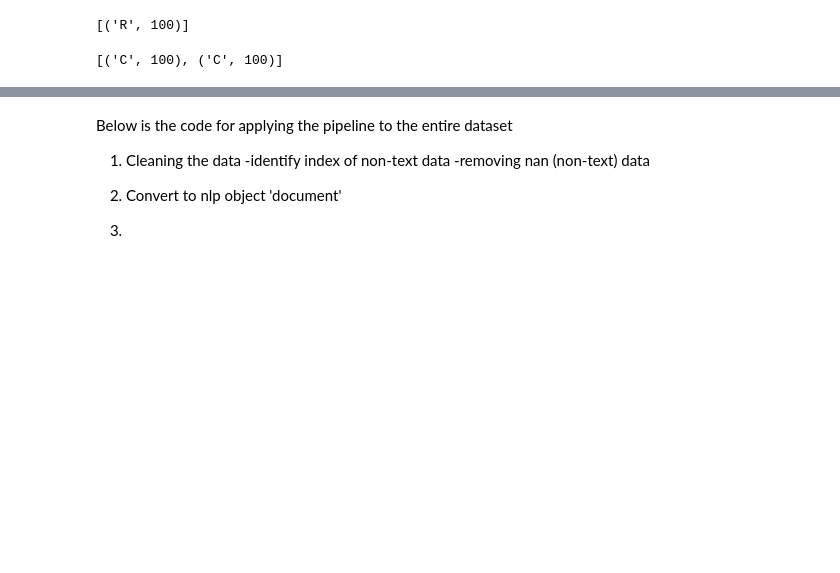
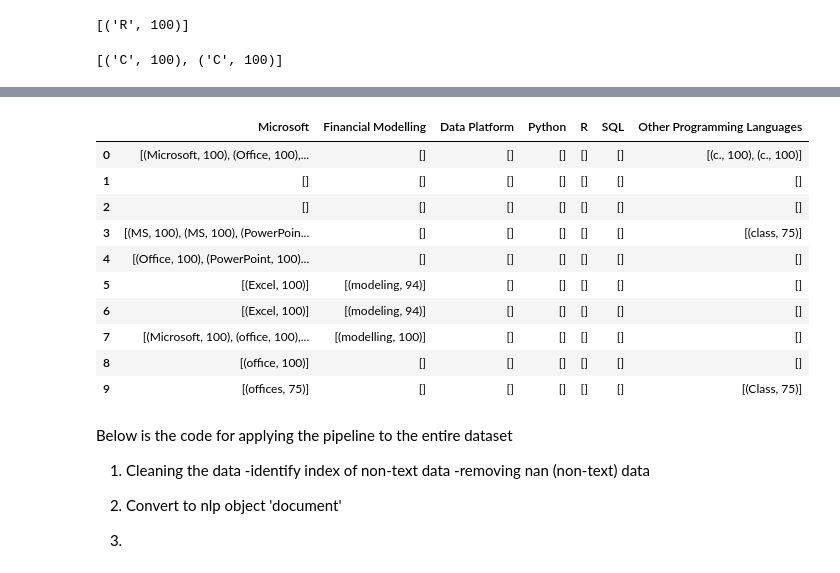
Before and after one commit to ethanvirtudazo/DS105_Project, a Jupyter notebook: text_pipeline.ipynb, the cells around one changed output, grey strips where cells are left out. Saved outputs shown, nothing was run; the diff lists cells and outputs as text; code cells hidden in the pictures; blank space fills up the shorter version.

```diff
--- a/text_pipeline.ipynb
+++ b/text_pipeline.ipynb
@@ -291,7 +306,7 @@ print(PETC_match)
 # %%
-# Creating a function to pass the texts through
+# Creating a function to pass the texts through the filter and output the keywords extracted
 
-def dict_filter_view(input_text):
+def dict_filter_word(input_text):
     MS_match = [match for match in [process.extractOne(key, input_text, scorer = fuzz.token_set_ratio, score_cutoff = MS_score_cutoff) for key in MS_keys] if match is not None and match[1] >= MS_score_cutoff]
     FM_match = [match for match in [process.extractOne(key, input_text, scorer = fuzz.token_set_ratio, score_cutoff = FM_score_cutoff) for key in FM_keys] if match is not None and match[1] >= FM_score_cutoff]
     DATA_match = [match for match in [process.extractOne(key, input_text, scorer = fuzz.token_set_ratio, score_cutoff = DATA_score_cutoff) for key in DATA_keys] if match is not None and match[1] >= DATA_score_cutoff]
@@ -300,12 +315,5 @@ def dict_filter_view(input_text):
     SQL_match = [match for match in [process.extractOne(key, input_text, scorer = fuzz.token_set_ratio, score_cutoff = SQL_score_cutoff) for key in SQL_keys] if match is not None and match[1] >= SQL_score_cutoff]
     PETC_match = [match for match in [process.extractOne(key, input_text, scorer = fuzz.token_set_ratio, score_cutoff = PETC_score_cutoff) for key in PETC_keys] if match is not None and match[1] >= PETC_score_cutoff]
 
-    return(
-    MS_match,
-    FM_match,
-    DATA_match,
-    PY_match,
-    R_match,
-    SQL_match,
-    PETC_match)
+    df_word.loc[len(df_word)] = [MS_match, FM_match, DATA_match, PY_match, R_match, SQL_match, PETC_match]
 # %%
@@ -462,3 +350,18 @@ df_r_1.iloc[95,1]
+# %%
+tst_txts_s.apply(dict_filter_word)
+df_word
+# %% [output]
+|  | Microsoft | Financial Modelling | Data Platform | Python | R | SQL | Other Programming Languages |
+| 0 | [(Microsoft, 100), (Office, 100),... | [] | [] | [] | [] | [] | [(c., 100), (c., 100)] |
+| 1 | [] | [] | [] | [] | [] | [] | [] |
+| 2 | [] | [] | [] | [] | [] | [] | [] |
+| 3 | [(MS, 100), (MS, 100), (PowerPoin... | [] | [] | [] | [] | [] | [(class, 75)] |
+| 4 | [(Office, 100), (PowerPoint, 100)... | [] | [] | [] | [] | [] | [] |
+| 5 | [(Excel, 100)] | [(modeling, 94)] | [] | [] | [] | [] | [] |
+| 6 | [(Excel, 100)] | [(modeling, 94)] | [] | [] | [] | [] | [] |
+| 7 | [(Microsoft, 100), (office, 100),... | [(modelling, 100)] | [] | [] | [] | [] | [] |
+| 8 | [(office, 100)] | [] | [] | [] | [] | [] | [] |
+| 9 | [(offices, 75)] | [] | [] | [] | [] | [] | [(Class, 75)] |
 # %% [markdown]
 Below is the code for applying the pipeline to the entire dataset
 
```
Also changed, not shown: parts of 37 cells of this notebook, 2 other files.
